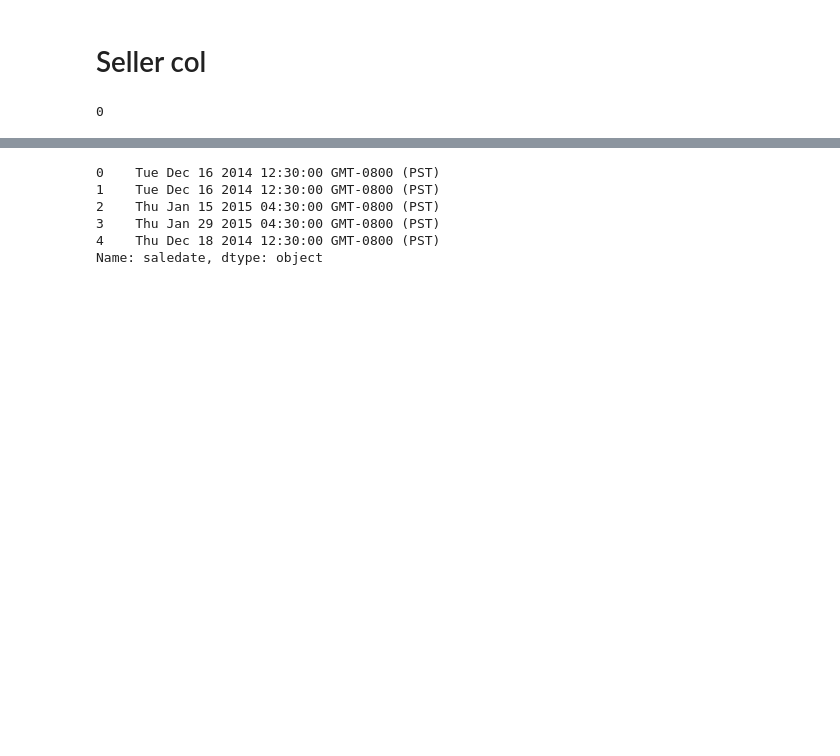
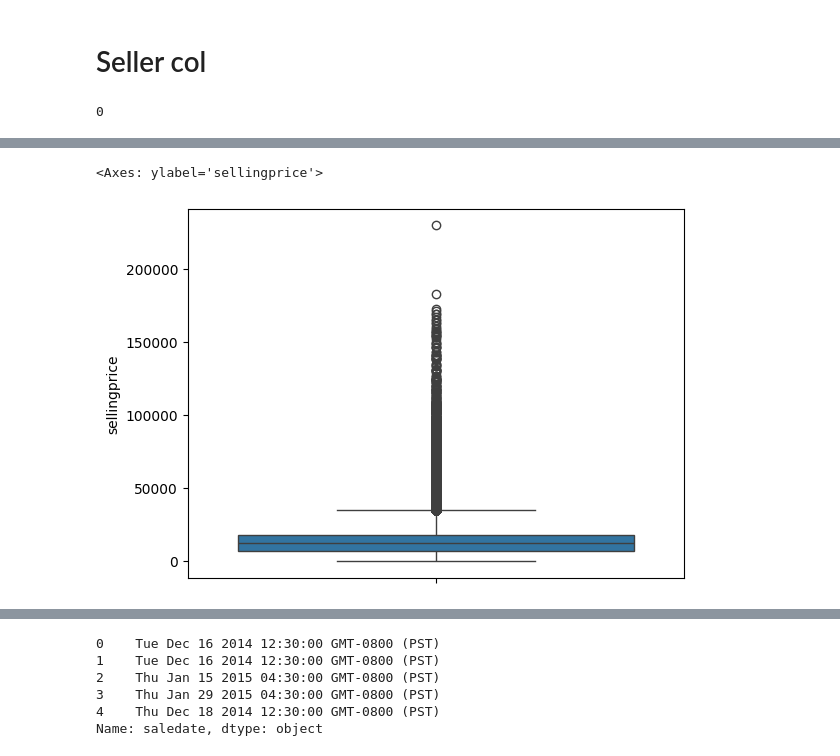
Before and after one commit to Kittisak-M/Best-Strategy-to-Buy-Car-for-Value-Concious-Customer, a Jupyter notebook: car-sales-exploratory-data-analysis.ipynb, the cells around one changed output, grey strips where cells are left out. Saved outputs shown, nothing was run; the diff lists cells and outputs as text; code cells hidden in the pictures; blank space fills up the shorter version.

```diff
--- a/car-sales-exploratory-data-analysis.ipynb
+++ b/car-sales-exploratory-data-analysis.ipynb
@@ -860,0 +855,5 @@ cleaned_cs['sellingprice'].isnull().sum()
+# %%
+sns.boxplot(cleaned_cs['sellingprice'])
+# %% [output]
+<Axes: ylabel='sellingprice'>
+[figure, added]
```
Also changed, not shown: parts of 53 cells of this notebook.
